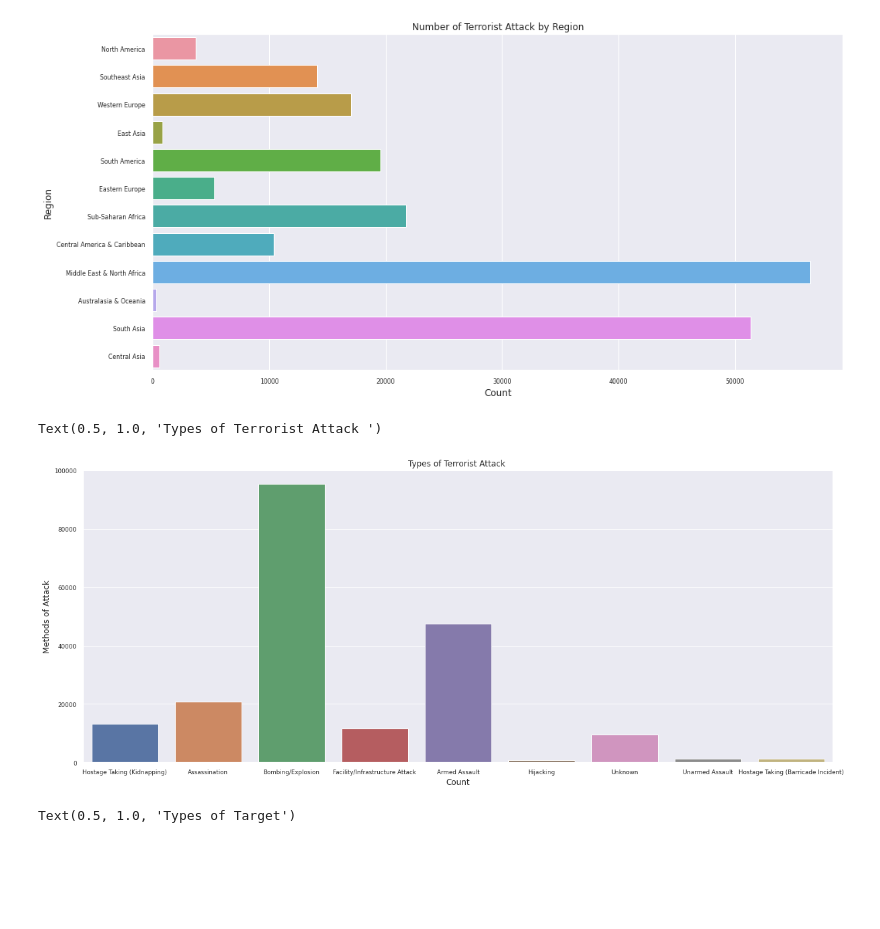
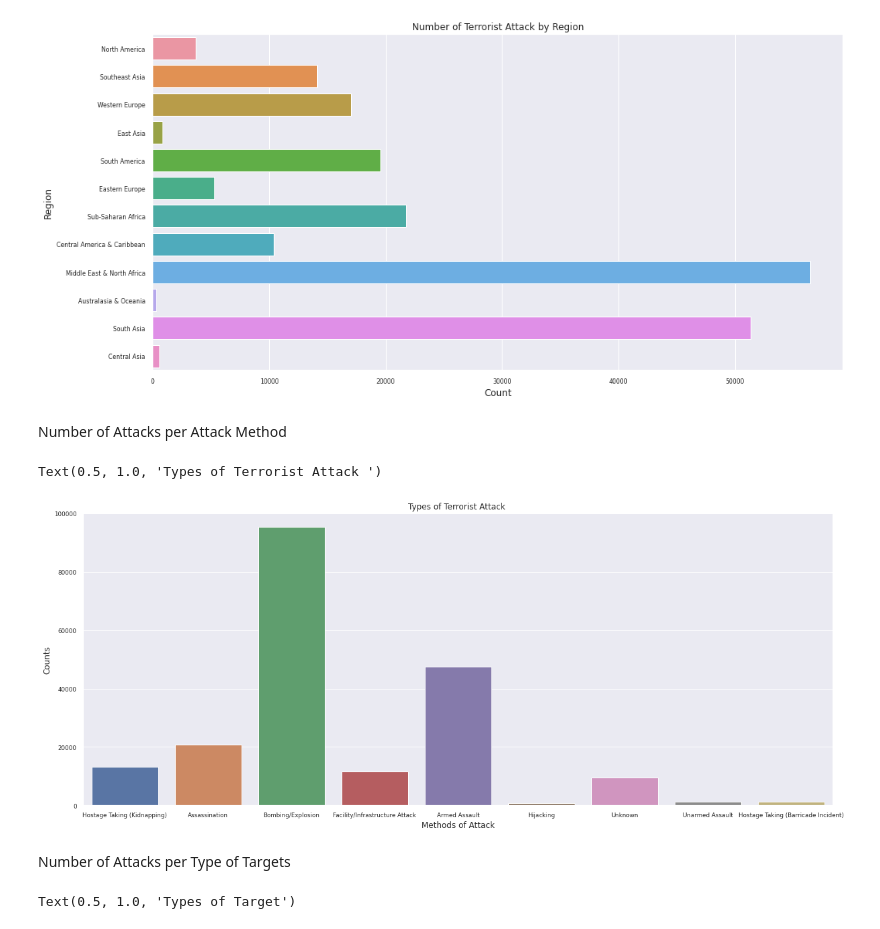
Before and after one commit to SamarpanDas/Global-Terrorism-Analysis, a Jupyter notebook: project/3. Analysis and Visualisations/data_analysis.ipynb, the cells around one changed output. Drawn from its saved outputs; the diff is of its cells as text; code cells hidden in the pictures; blank space fills up the shorter version.

```diff
--- a/project/3. Analysis and Visualisations/data_analysis.ipynb
+++ b/project/3. Analysis and Visualisations/data_analysis.ipynb
@@ -96,17 +134,21 @@ plt.title('Number of Terrorist Attack by Region', fontsize=12)
 # %% [output]
 Text(0.5, 1.0, 'Number of Terrorist Attack by Region')
 [figure]
+# %% [markdown]
+Number of Attacks per Attack Method
 # %%
 f = plt.figure(figsize=(20, 8))
 
 sns.set(font_scale=0.8)
 sns.countplot(x='attacktype', data=terror_df,)
-plt.xlabel('Count', fontsize=12)
-plt.ylabel('Methods of Attack', fontsize=12)
+plt.xlabel('Methods of Attack', fontsize=12)
+plt.ylabel('Counts', fontsize=12)
 plt.title('Types of Terrorist Attack ', fontsize=12)
 # %% [output]
 Text(0.5, 1.0, 'Types of Terrorist Attack ')
-[figure, old version]
+[figure, new version]
+# %% [markdown]
+Number of Attacks per Type of Targets
 # %%
 f = plt.figure(figsize=(20, 8))
 
```
Also changed, not shown: parts of 23 cells of this notebook, 2 other files.
